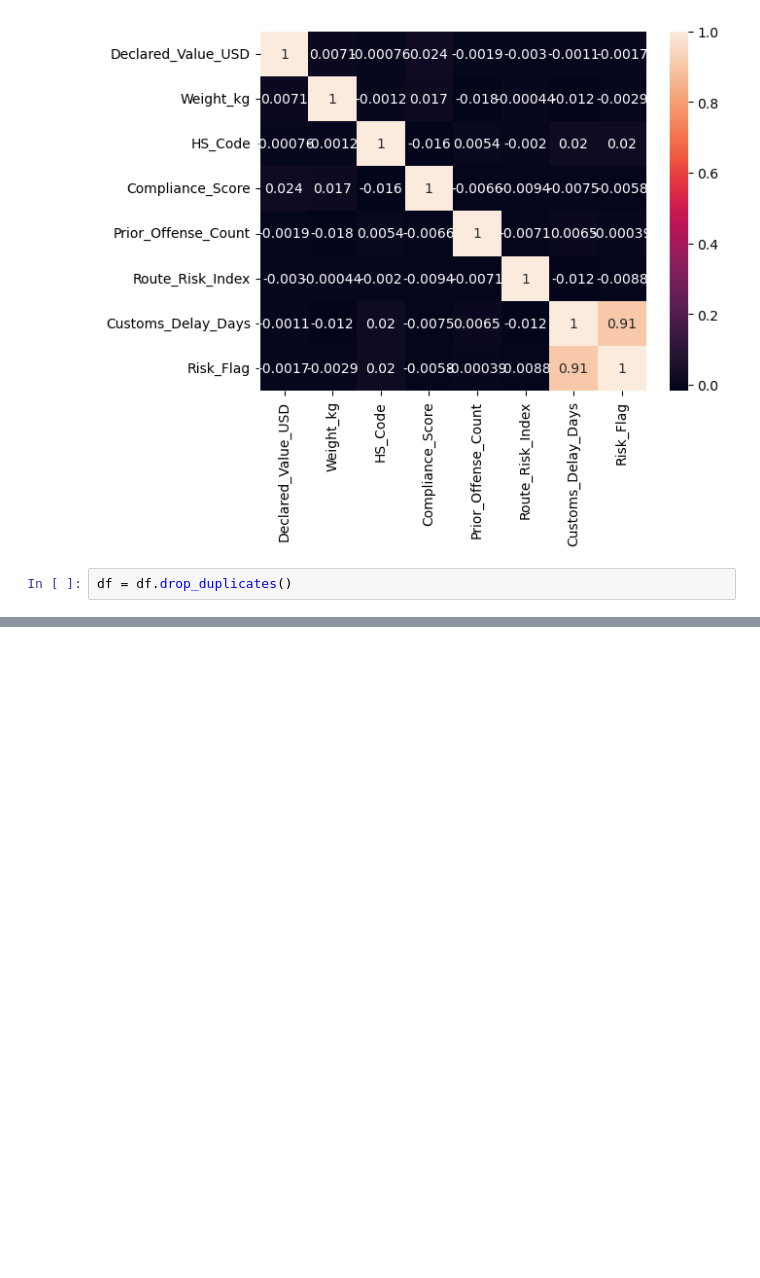
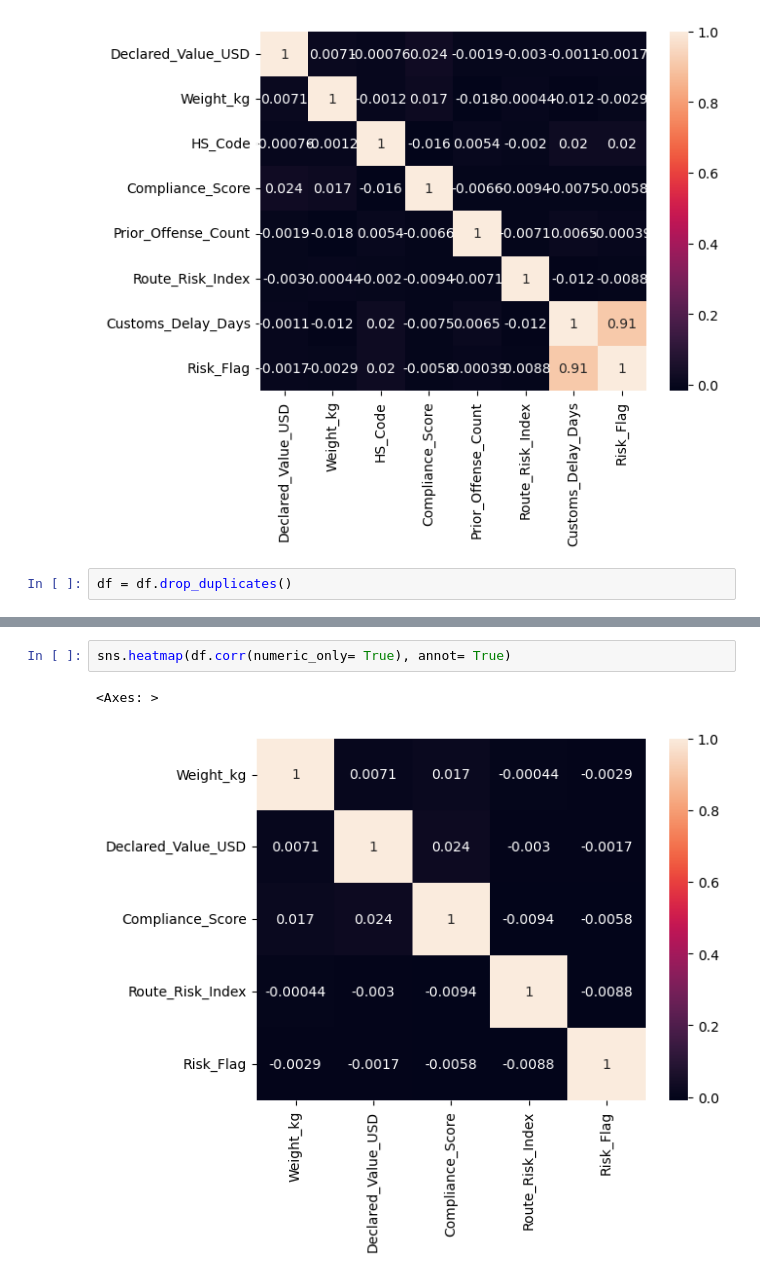
Before and after one commit to Karthik5412/Global-Trade-Delay-Prediction-Model, a Jupyter notebook: cleaning.ipynb, the cells around one changed output, grey strips where cells are left out. Saved outputs shown, nothing was run; the diff lists cells and outputs as text; blank space fills up the shorter version.

```diff
--- a/cleaning.ipynb
+++ b/cleaning.ipynb
@@ -70,3 +71,8 @@ Compliance_Score       0
 Route_Risk_Index       0
 Risk_Flag              0
 dtype: int64
+# %%
+sns.heatmap(df.corr(numeric_only= True), annot= True)
+# %% [output]
+<Axes: >
+[figure, added]
```
Also changed, not shown: parts of 21 cells of this notebook.
